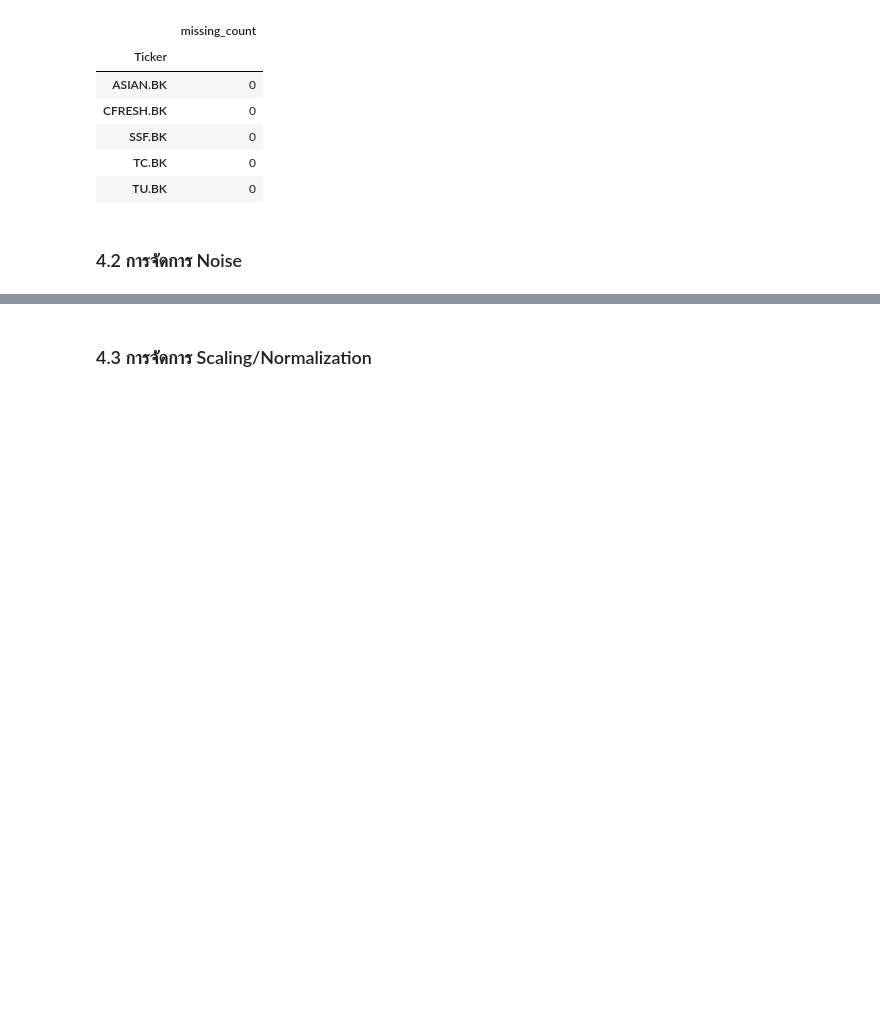
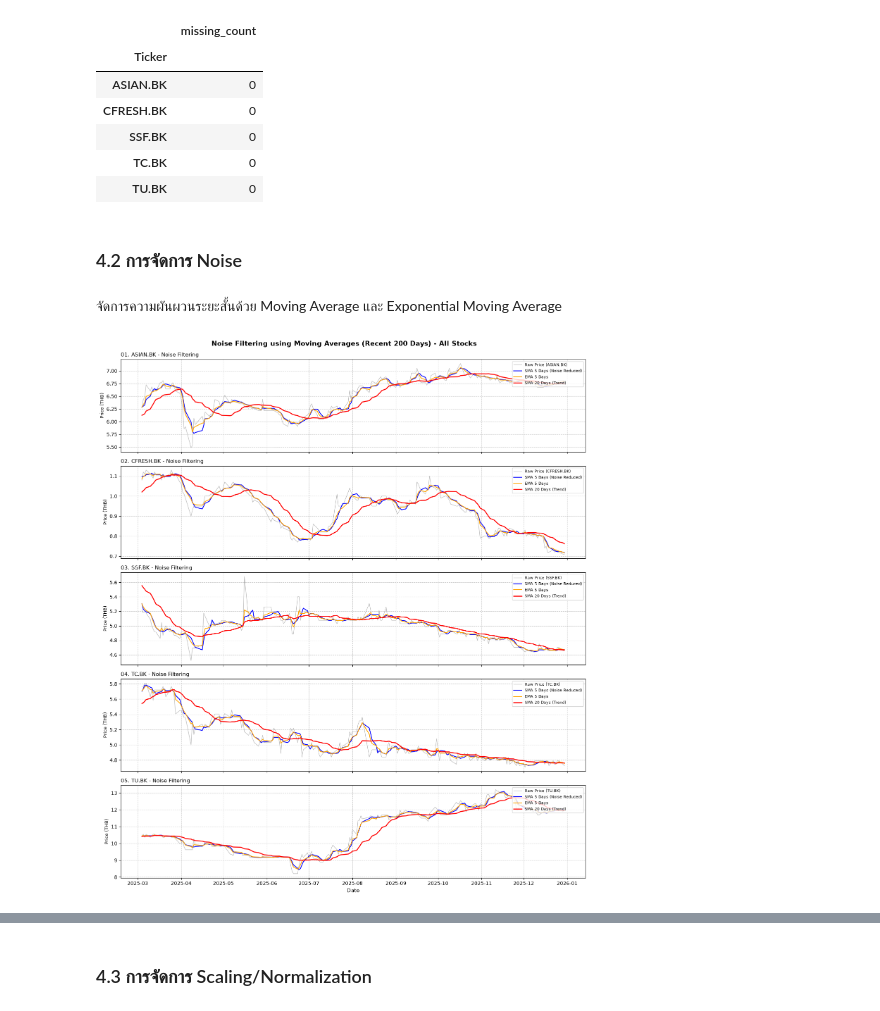
Before and after one commit to kkshaolin/TimeSeriesForecastingModels, a Jupyter notebook: main.ipynb, the cells around one changed output, grey strips where cells are left out. Cells and saved outputs as stored; diff of their text form; code cells hidden in the pictures; blank space fills up the shorter version.

```diff
--- a/main.ipynb
+++ b/main.ipynb
@@ -239,3 +260,70 @@ Missing Values
 | TU.BK | 0 |
 # %% [markdown]
 ### 4.2 การจัดการ Noise
+# %% [markdown]
+จัดการความผันผวนระยะสั้นด้วย Moving Average และ Exponential Moving Average
+# %%
+# รายชื่อหุ้นทั้ง 5 ตัวในกลุ่มอาหารทะเลไทย
+tickers = ["ASIAN.BK", "CFRESH.BK", "SSF.BK", "TC.BK", "TU.BK"]
+colors = ["#1f77b4", "#ff7f0e", "#2ca02c", "#d62728", "#9467bd"]
+
+# สร้าง Subplots 5 แถว 1 คอลัมน์ โดยใช้แกน X (วันที่) ร่วมกัน
+fig, axes = plt.subplots(nrows=5, ncols=1, figsize=(14, 16), sharex=True)
+fig.suptitle(
+    "Noise Filtering using Moving Averages (Recent 200 Days) - All Stocks",
+    fontsize=14,
+    fontweight="bold",
+    y=0.99,
+)
+
+for i, ticker in enumerate(tickers):
+  # คำนวณ SMA และ EMA ของแต่ละหุ้น
+  raw = df[ticker].iloc[-200:]
+  sma_5 = df[ticker].rolling(window=5).mean().iloc[-200:]
+  ema_5 = df[ticker].ewm(span=5, adjust=False).mean().iloc[-200:]
+  sma_20 = df[ticker].rolling(window=20).mean().iloc[-200:]
+
+  # พล็อตกราฟราคาดิบและเส้นกรอง Noise
+  axes[i].plot(
+      raw.index,
+      raw.values,
+      label=f"Raw Price ({ticker})",
+      color="gray",
+      alpha=0.5,
+      linewidth=1,
+  )
+  axes[i].plot(
+      sma_5.index,
+      sma_5.values,
+      label="SMA 5 Days (Noise Reduced)",
+      color="blue",
+      linewidth=1.5,
+  )
+  axes[i].plot(
+      ema_5.index,
+      ema_5.values,
+      label="EMA 5 Days",
+      color="orange",
+      linewidth=1.5,
+  )
+  axes[i].plot(
+      sma_20.index,
+      sma_20.values,
+      label="SMA 20 Days (Trend)",
+      color="red",
+      linewidth=1.8,
+  )
+
+  # ตกแต่งกราฟย่อยแต่ละตัว
+  axes[i].set_title(
+      f"{i+1:02d}. {ticker} - Noise Filtering", fontsize=11, loc="left"
+  )
+  axes[i].set_ylabel("Price (THB)", fontsize=9)
+  axes[i].grid(True, linestyle="--", alpha=0.6)
+  axes[i].legend(loc="upper right", fontsize=8)
+
+plt.xlabel("Date", fontsize=11)
+plt.tight_layout()
+plt.show()
+# %% [output]
+[figure, added]
```
Also changed, not shown: parts of 11 cells of this notebook.
